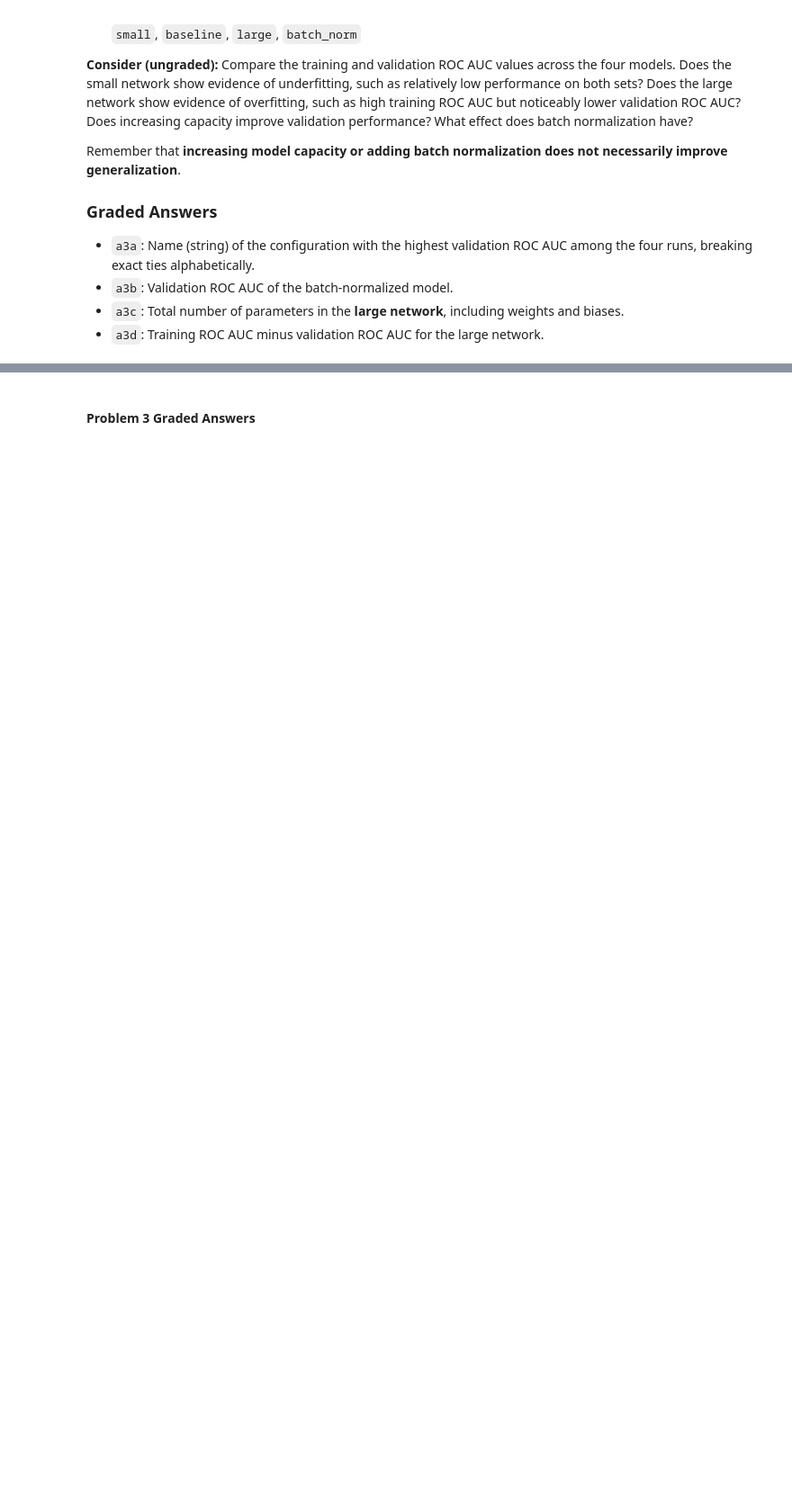
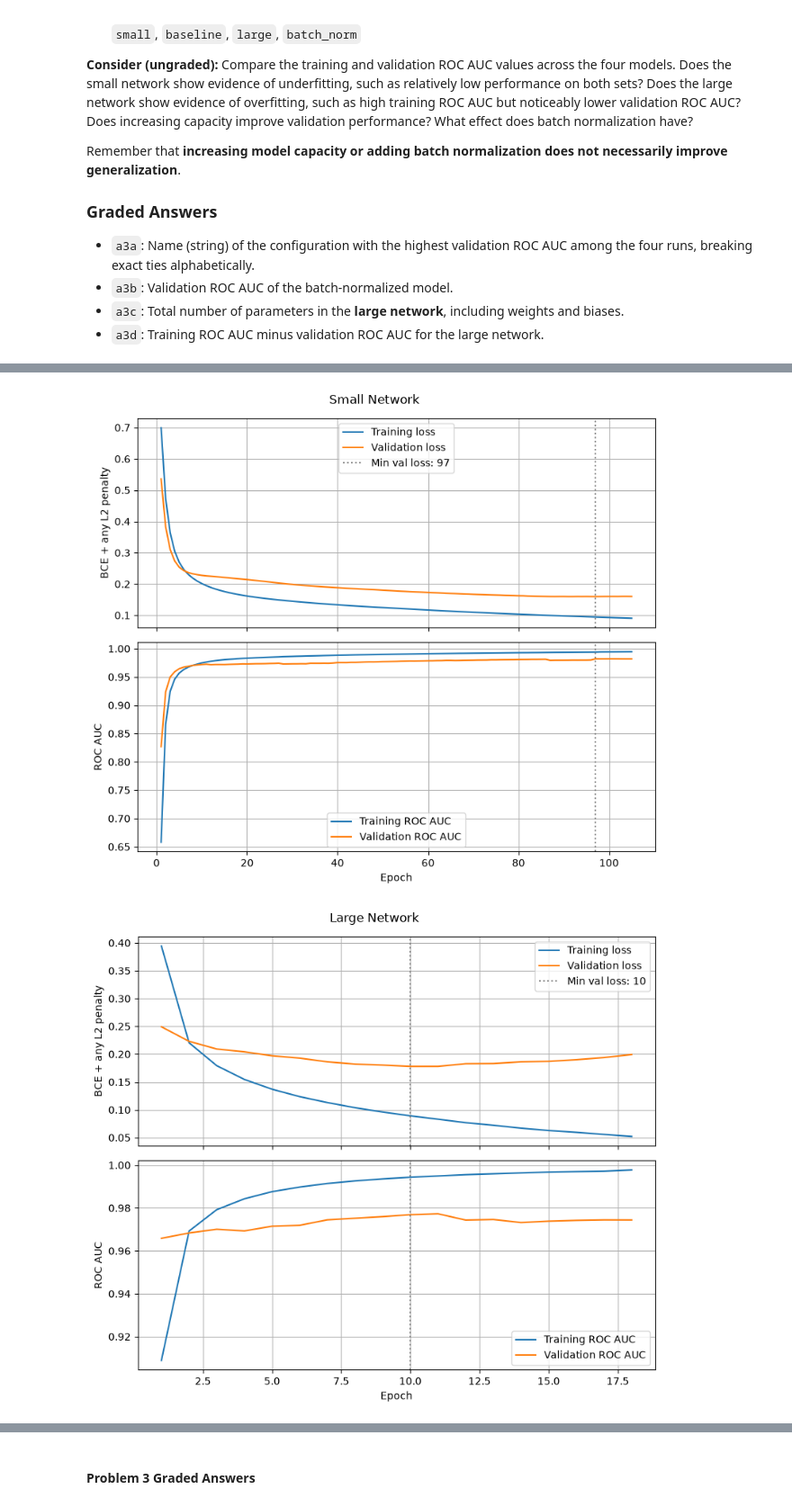
Before and after one commit to anamomds/machinelearningfall26, a Jupyter notebook: Homework_10.ipynb, the cells around one changed output, grey strips where cells are left out. Shown at 90% size. Drawn from its saved outputs; the diff is of its cells as text; code cells hidden in the pictures; blank space fills up the shorter version.

```diff
--- a/Homework_10.ipynb
+++ b/Homework_10.ipynb
@@ -414,0 +582,18 @@ Remember that **increasing model capacity or adding batch normalization does not
+# %%
+plot_history(
+    experiment_results["small"]["history"],
+    "Small Network"
+)
+
+plot_history(
+    experiment_results["large"]["history"],
+    "Large Network"
+)
+
+plot_history(
+    experiment_results["batch_norm"]["history"],
+    "Batch-Normalized Network"
+)
+# %% [output]
+[figure, added]
+[figure, added]
```
Also changed, not shown: parts of 58 cells of this notebook.
